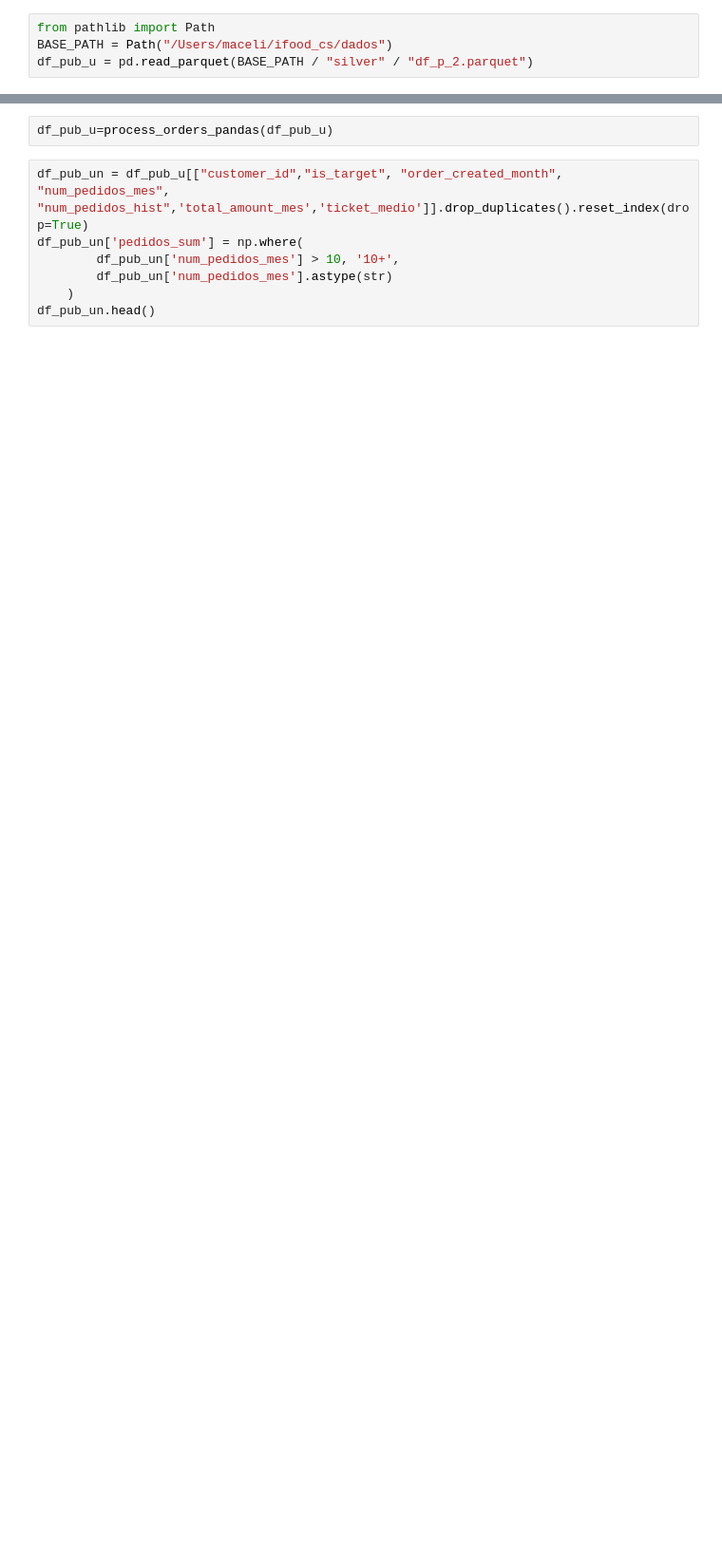
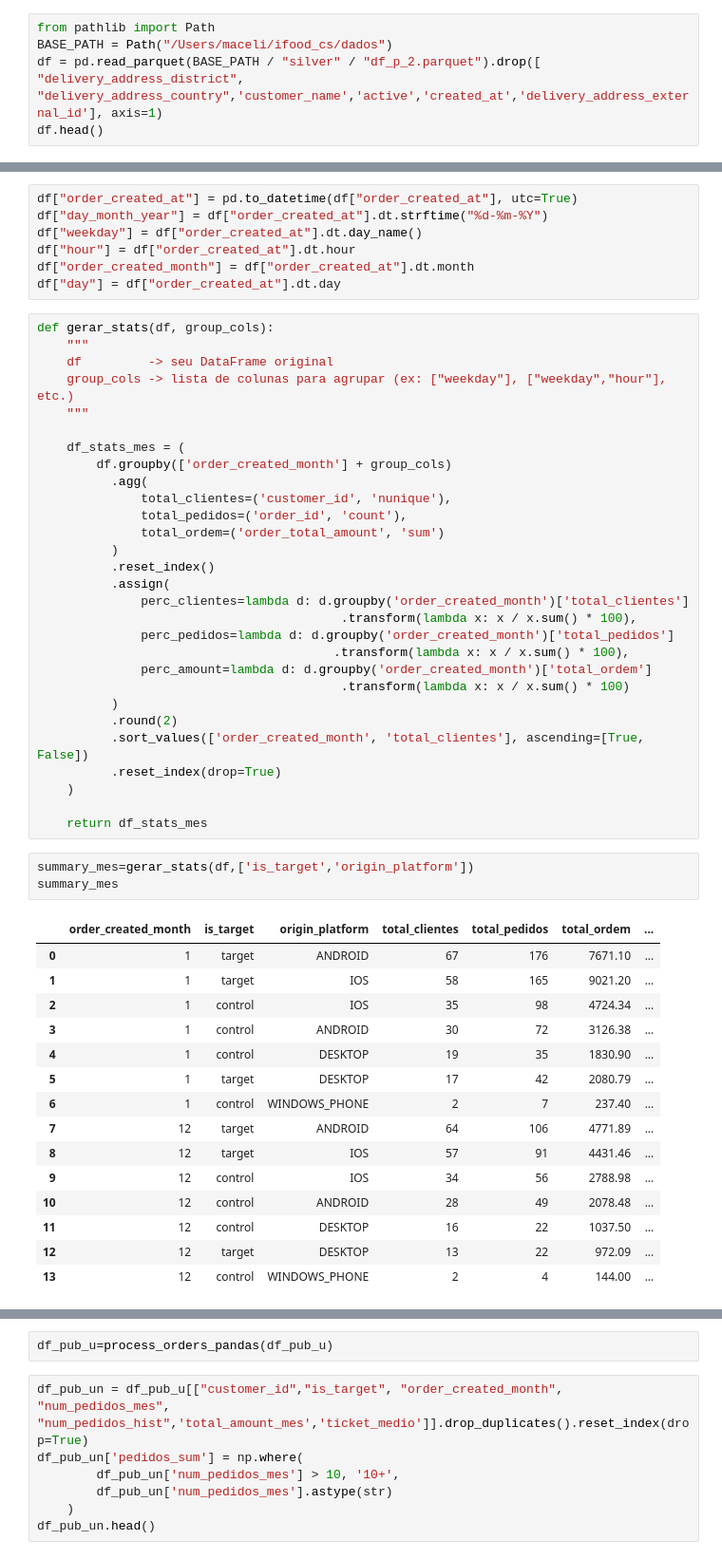
Before and after one commit to elianezanlorense/ifood_cs, a Jupyter notebook: code/notebook/05.cli_res.ipynb, the cells around one changed output, grey strips where cells are left out. Shown at 95% size. Cells and saved outputs as stored; diff of their text form; blank space fills up the shorter version.

```diff
--- a/code/notebook/05.cli_res.ipynb
+++ b/code/notebook/05.cli_res.ipynb
@@ -21,4 +24,5 @@ from utilities.functions import (
 # %%
 from pathlib import Path
 BASE_PATH = Path("/Users/maceli/ifood_cs/dados")
-df_pub_u = pd.read_parquet(BASE_PATH / "silver" / "df_p_2.parquet")
+df = pd.read_parquet(BASE_PATH / "silver" / "df_p_2.parquet").drop([ "delivery_address_district", "delivery_address_country",'customer_name','active','created_at','delivery_address_external_id'], axis=1)
+df.head()
@@ -24,0 +38,55 @@ df_pub_u = pd.read_parquet(BASE_PATH / "silver" / "df_p_2.parquet")
+# %%
+df["order_created_at"] = pd.to_datetime(df["order_created_at"], utc=True)
+df["day_month_year"] = df["order_created_at"].dt.strftime("%d-%m-%Y")
+df["weekday"] = df["order_created_at"].dt.day_name()
+df["hour"] = df["order_created_at"].dt.hour
+df["order_created_month"] = df["order_created_at"].dt.month
+df["day"] = df["order_created_at"].dt.day
+# %%
+def gerar_stats(df, group_cols):
+    """
+    df         -> seu DataFrame original
+    group_cols -> lista de colunas para agrupar (ex: ["weekday"], ["weekday","hour"], etc.)
+    """
+
+    df_stats_mes = (
+        df.groupby(['order_created_month'] + group_cols)
+          .agg(
+              total_clientes=('customer_id', 'nunique'),
+              total_pedidos=('order_id', 'count'),
+              total_ordem=('order_total_amount', 'sum')
+          )
+          .reset_index()
+          .assign(
+              perc_clientes=lambda d: d.groupby('order_created_month')['total_clientes']
+                                         .transform(lambda x: x / x.sum() * 100),
+              perc_pedidos=lambda d: d.groupby('order_created_month')['total_pedidos']
+                                        .transform(lambda x: x / x.sum() * 100),
+              perc_amount=lambda d: d.groupby('order_created_month')['total_ordem']
+                                         .transform(lambda x: x / x.sum() * 100)
+          )
+          .round(2)
+          .sort_values(['order_created_month', 'total_clientes'], ascending=[True, False])
+          .reset_index(drop=True)
+    )
+
+    return df_stats_mes
+# %%
+summary_mes=gerar_stats(df,['is_target','origin_platform'])
+summary_mes
+# %% [output]
+|  | order_created_month | is_target | origin_platform | total_clientes | total_pedidos | total_ordem | ... |
+| 0 | 1 | target | ANDROID | 67 | 176 | 7671.10 | ... |
+| 1 | 1 | target | IOS | 58 | 165 | 9021.20 | ... |
+| 2 | 1 | control | IOS | 35 | 98 | 4724.34 | ... |
+| 3 | 1 | control | ANDROID | 30 | 72 | 3126.38 | ... |
+| 4 | 1 | control | DESKTOP | 19 | 35 | 1830.90 | ... |
+| 5 | 1 | target | DESKTOP | 17 | 42 | 2080.79 | ... |
+| 6 | 1 | control | WINDOWS_PHONE | 2 | 7 | 237.40 | ... |
+| 7 | 12 | target | ANDROID | 64 | 106 | 4771.89 | ... |
+| 8 | 12 | target | IOS | 57 | 91 | 4431.46 | ... |
+| 9 | 12 | control | IOS | 34 | 56 | 2788.98 | ... |
+| 10 | 12 | control | ANDROID | 28 | 49 | 2078.48 | ... |
+| 11 | 12 | control | DESKTOP | 16 | 22 | 1037.50 | ... |
+| 12 | 12 | target | DESKTOP | 13 | 22 | 972.09 | ... |
+| 13 | 12 | control | WINDOWS_PHONE | 2 | 4 | 144.00 | ... |
```
Also changed, not shown: parts of 47 cells of this notebook.
